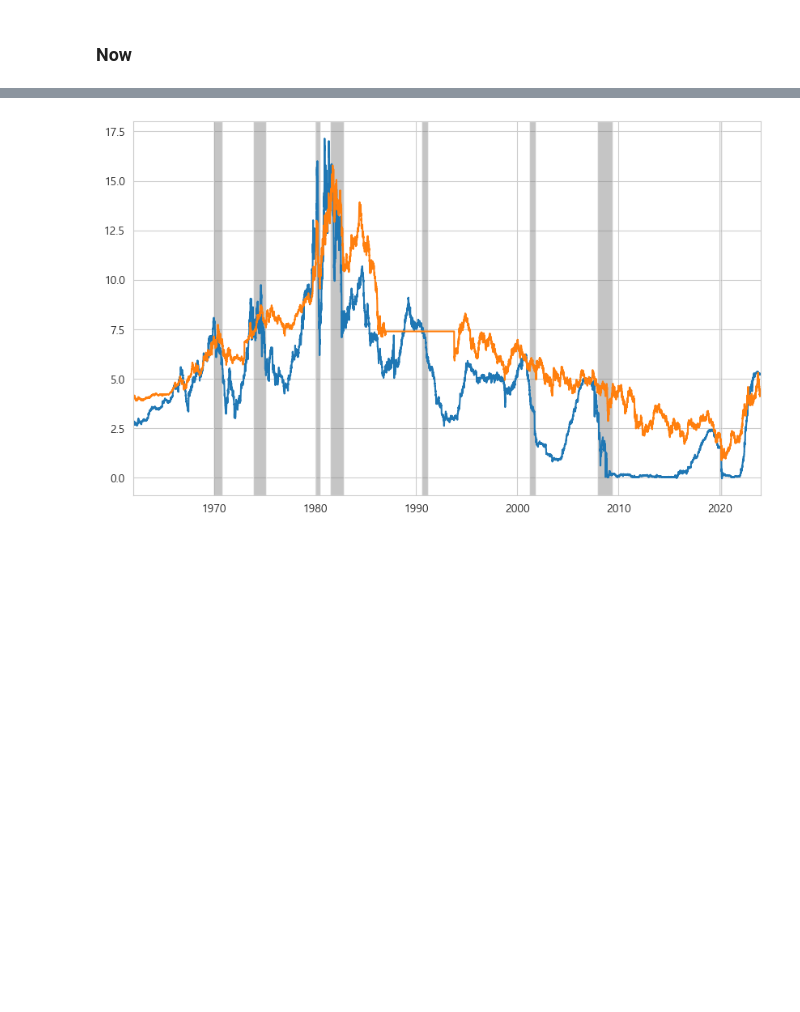
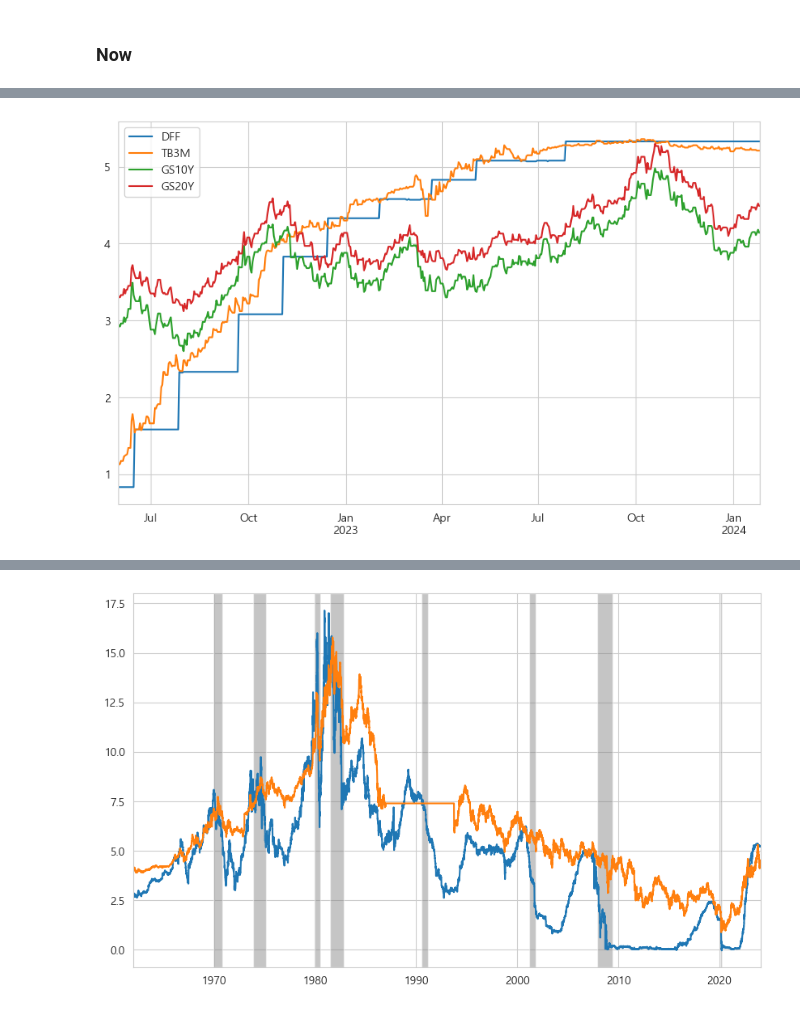
Before and after one commit to sdjhs0327/ws_fn, a Jupyter notebook: analytics/01_01_shock_case_study.ipynb, the cells around one changed output, grey strips where cells are left out. Saved outputs shown, nothing was run; the diff lists cells and outputs as text; code cells hidden in the pictures; blank space fills up the shorter version.

```diff
--- a/analytics/01_01_shock_case_study.ipynb
+++ b/analytics/01_01_shock_case_study.ipynb
@@ -288,4 +288,9 @@ df_sig_p4.iplot(legend=False, color=['#05445E', '#189AB4', '#75E6DA', '#D4F1F4',
 plt.show()
 # %% [output]
 [interactive output not drawn]
+# %%
+rate_df["2022-06-01":][['DFF', 'TB3M', 'GS10Y', 'GS20Y']].plot()
+plt.show()
+# %% [output]
+[figure, added]
 # %%
```
Also changed, not shown: parts of 3 cells of this notebook.
